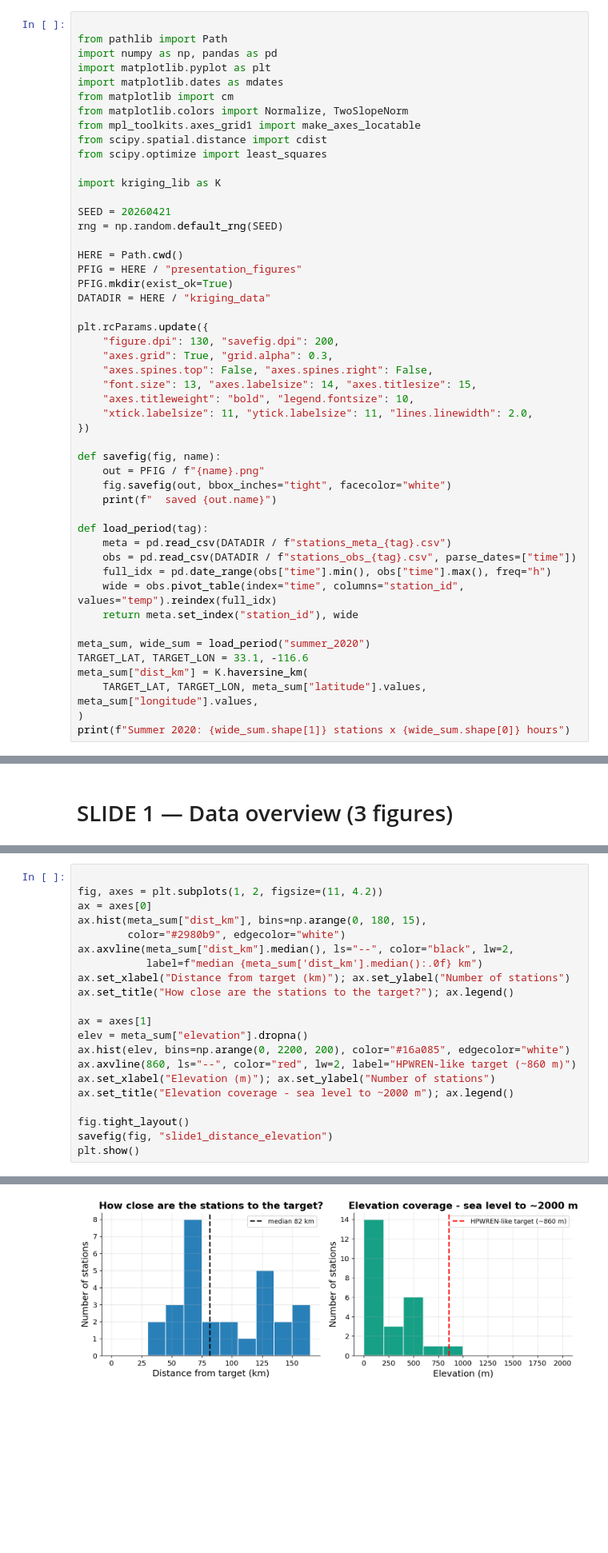
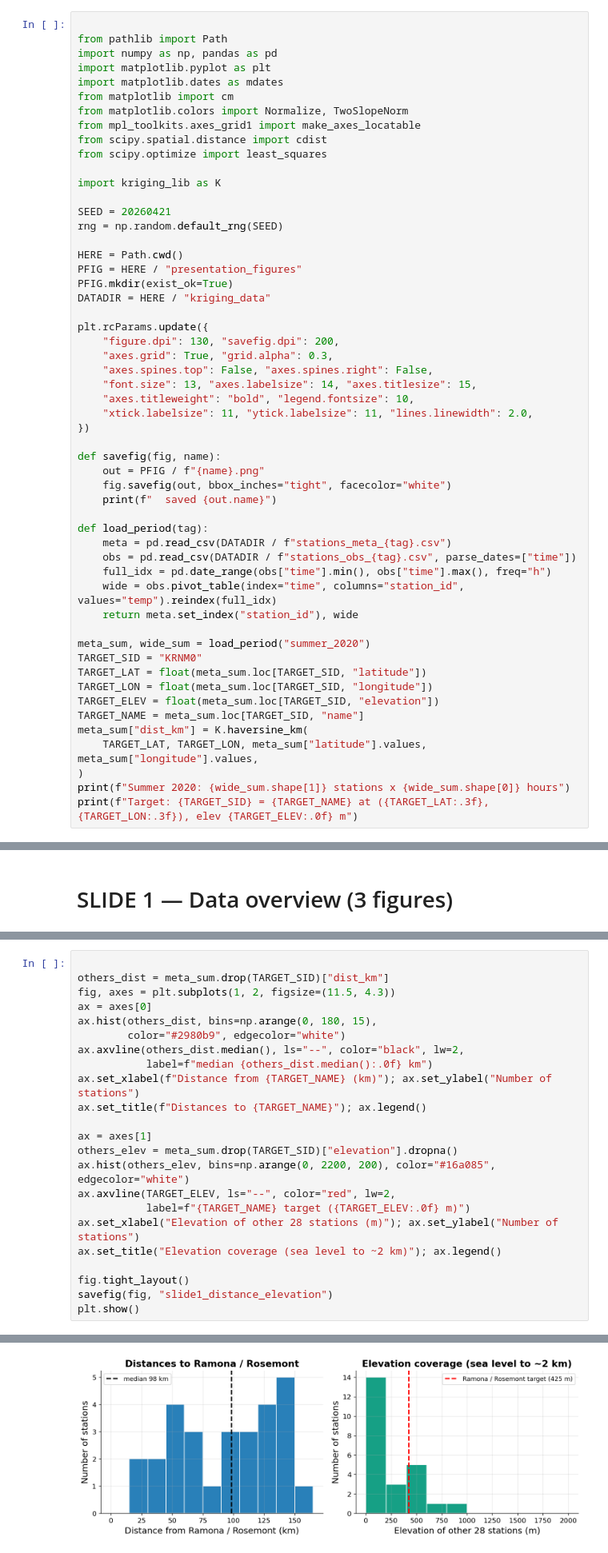
Before and after one commit to mkizilov/stat654-kriging-project, a Jupyter notebook: presentation.ipynb, the cells around one changed output, grey strips where cells are left out. Shown at 80% size. Saved outputs shown, nothing was run; the diff lists cells and outputs as text; blank space fills up the shorter version.

```diff
--- a/presentation.ipynb
+++ b/presentation.ipynb
@@ -49,10 +49,15 @@ def load_period(tag):
     return meta.set_index("station_id"), wide
 
 meta_sum, wide_sum = load_period("summer_2020")
-TARGET_LAT, TARGET_LON = 33.1, -116.6
+TARGET_SID = "KRNM0"
+TARGET_LAT = float(meta_sum.loc[TARGET_SID, "latitude"])
+TARGET_LON = float(meta_sum.loc[TARGET_SID, "longitude"])
+TARGET_ELEV = float(meta_sum.loc[TARGET_SID, "elevation"])
+TARGET_NAME = meta_sum.loc[TARGET_SID, "name"]
 meta_sum["dist_km"] = K.haversine_km(
     TARGET_LAT, TARGET_LON, meta_sum["latitude"].values, meta_sum["longitude"].values,
 )
 print(f"Summer 2020: {wide_sum.shape[1]} stations x {wide_sum.shape[0]} hours")
+print(f"Target: {TARGET_SID} = {TARGET_NAME} at ({TARGET_LAT:.3f}, {TARGET_LON:.3f}), elev {TARGET_ELEV:.0f} m")
 # %% [output]
 Summer 2020: 29 stations x 168 hours
@@ -108,27 +122,29 @@ plt.show()
 # %%
 
-fig, axes = plt.subplots(1, 2, figsize=(11, 4.2))
+others_dist = meta_sum.drop(TARGET_SID)["dist_km"]
+fig, axes = plt.subplots(1, 2, figsize=(11.5, 4.3))
 ax = axes[0]
-ax.hist(meta_sum["dist_km"], bins=np.arange(0, 180, 15),
+ax.hist(others_dist, bins=np.arange(0, 180, 15),
         color="#2980b9", edgecolor="white")
-ax.axvline(meta_sum["dist_km"].median(), ls="--", color="black", lw=2,
-           label=f"median {meta_sum['dist_km'].median():.0f} km")
-ax.set_xlabel("Distance from target (km)"); ax.set_ylabel("Number of stations")
-ax.set_title("How close are the stations to the target?"); ax.legend()
+ax.axvline(others_dist.median(), ls="--", color="black", lw=2,
+           label=f"median {others_dist.median():.0f} km")
+ax.set_xlabel(f"Distance from {TARGET_NAME} (km)"); ax.set_ylabel("Number of stations")
+ax.set_title(f"Distances to {TARGET_NAME}"); ax.legend()
 
 ax = axes[1]
-elev = meta_sum["elevation"].dropna()
-ax.hist(elev, bins=np.arange(0, 2200, 200), color="#16a085", edgecolor="white")
-ax.axvline(860, ls="--", color="red", lw=2, label="HPWREN-like target (~860 m)")
-ax.set_xlabel("Elevation (m)"); ax.set_ylabel("Number of stations")
-ax.set_title("Elevation coverage - sea level to ~2000 m"); ax.legend()
+others_elev = meta_sum.drop(TARGET_SID)["elevation"].dropna()
+ax.hist(others_elev, bins=np.arange(0, 2200, 200), color="#16a085", edgecolor="white")
+ax.axvline(TARGET_ELEV, ls="--", color="red", lw=2,
+           label=f"{TARGET_NAME} target ({TARGET_ELEV:.0f} m)")
+ax.set_xlabel("Elevation of other 28 stations (m)"); ax.set_ylabel("Number of stations")
+ax.set_title("Elevation coverage (sea level to ~2 km)"); ax.legend()
 
 fig.tight_layout()
 savefig(fig, "slide1_distance_elevation")
 plt.show()
 # %% [output]
   saved slide1_distance_elevation.png
-[figure, old version]
+[figure, new version]
 # %% [markdown]
 
 # SLIDE 2 - Variogram (2 figures)
```
Also changed, not shown: parts of 3 cells of this notebook, 6 other files.
